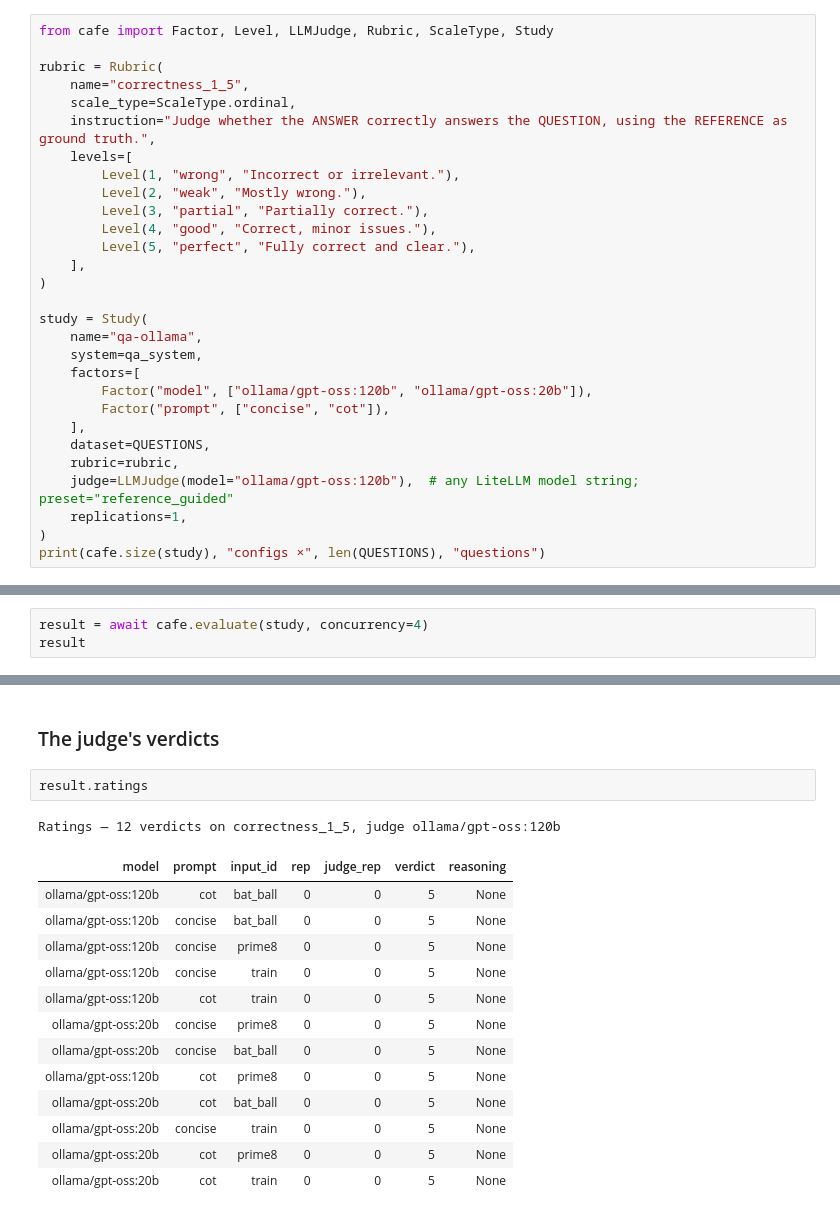
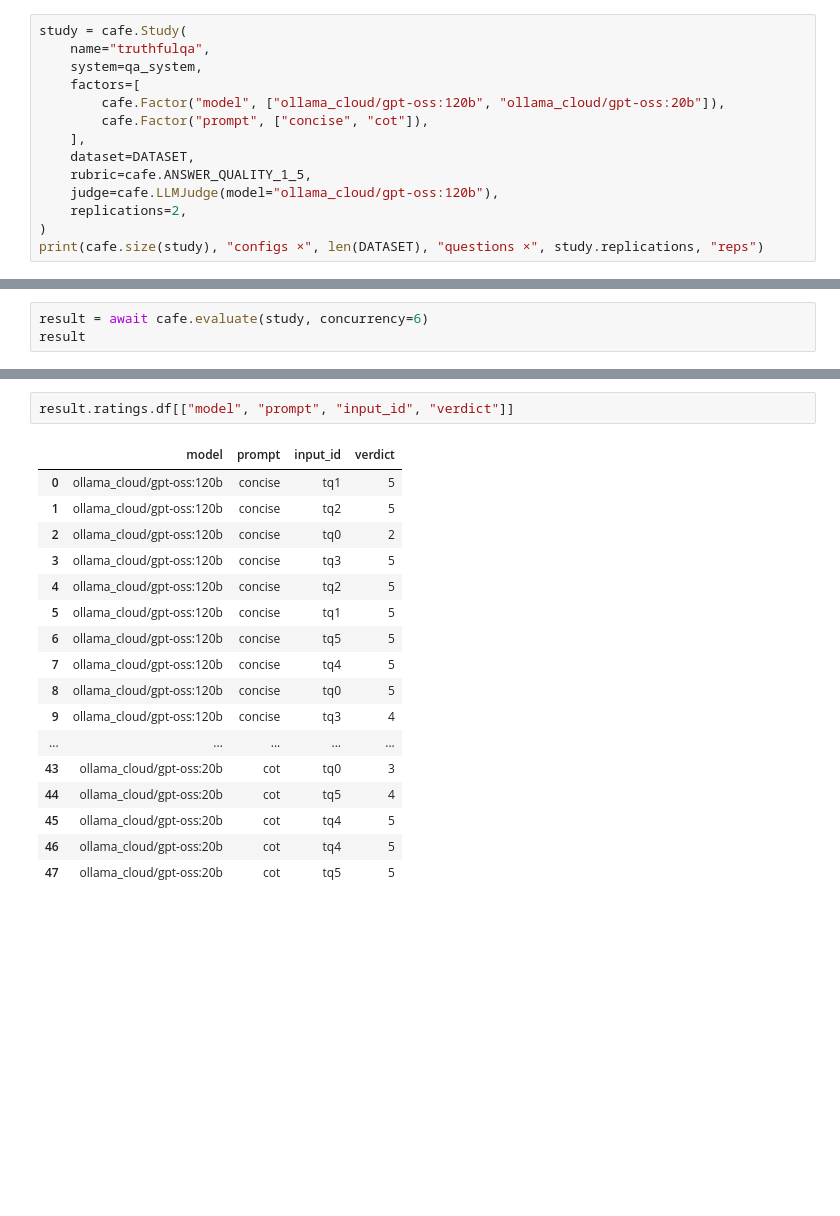
Before and after one commit to fabian-lu/Cafe, a Jupyter notebook: examples/01_quickstart.ipynb, the cells around one changed output, grey strips where cells are left out. Cells and saved outputs as stored; diff of their text form; blank space fills up the shorter version.

Commit message:
LLM judge, 3-layer statistics, LiteLLM backend, datasets; restructure

```diff
--- a/examples/01_quickstart.ipynb
+++ b/examples/01_quickstart.ipynb
@@ -62,30 +62,15 @@ the **judge**.
 # %%
-from cafe import Factor, Level, LLMJudge, Rubric, ScaleType, Study
-
-rubric = Rubric(
-    name="correctness_1_5",
-    scale_type=ScaleType.ordinal,
-    instruction="Judge whether the ANSWER correctly answers the QUESTION, using the REFERENCE as ground truth.",
-    levels=[
-        Level(1, "wrong", "Incorrect or irrelevant."),
-        Level(2, "weak", "Mostly wrong."),
-        Level(3, "partial", "Partially correct."),
-        Level(4, "good", "Correct, minor issues."),
-        Level(5, "perfect", "Fully correct and clear."),
-    ],
-)
-
-study = Study(
-    name="qa-ollama",
+study = cafe.Study(
+    name="truthfulqa",
     system=qa_system,
     factors=[
-        Factor("model", ["ollama/gpt-oss:120b", "ollama/gpt-oss:20b"]),
-        Factor("prompt", ["concise", "cot"]),
+        cafe.Factor("model", ["ollama_cloud/gpt-oss:120b", "ollama_cloud/gpt-oss:20b"]),
+        cafe.Factor("prompt", ["concise", "cot"]),
     ],
-    dataset=QUESTIONS,
-    rubric=rubric,
-    judge=LLMJudge(model="ollama/gpt-oss:120b"),  # any LiteLLM model string; preset="reference_guided"
-    replications=1,
+    dataset=DATASET,
+    rubric=cafe.ANSWER_QUALITY_1_5,
+    judge=cafe.LLMJudge(model="ollama_cloud/gpt-oss:120b"),
+    replications=2,
 )
-print(cafe.size(study), "configs ×", len(QUESTIONS), "questions")
+print(cafe.size(study), "configs ×", len(DATASET), "questions ×", study.replications, "reps")
 # %% [output]
@@ -139,4 +104,4 @@ Generate answers → judge → attribute, with progress bars. (In a notebook use
 # %%
-result = await cafe.evaluate(study, concurrency=4)
+result = await cafe.evaluate(study, concurrency=6)
 result
 # %% [output]
@@ -165,19 +109,20 @@ Results(qa-ollama: 12 answers, 4 configs, 0 errors)
-# %% [markdown]
-### The judge's verdicts
 # %%
-result.ratings
+result.ratings.df[["model", "prompt", "input_id", "verdict"]]
 # %% [output]
-Ratings — 12 verdicts on correctness_1_5, judge ollama/gpt-oss:120b
-| model | prompt | input_id | rep | judge_rep | verdict | reasoning |
-| ollama/gpt-oss:120b | cot | bat_ball | 0 | 0 | 5 | None |
-| ollama/gpt-oss:120b | concise | bat_ball | 0 | 0 | 5 | None |
-| ollama/gpt-oss:120b | concise | prime8 | 0 | 0 | 5 | None |
-| ollama/gpt-oss:120b | concise | train | 0 | 0 | 5 | None |
-| ollama/gpt-oss:120b | cot | train | 0 | 0 | 5 | None |
-| ollama/gpt-oss:20b | concise | prime8 | 0 | 0 | 5 | None |
-| ollama/gpt-oss:20b | concise | bat_ball | 0 | 0 | 5 | None |
-| ollama/gpt-oss:120b | cot | prime8 | 0 | 0 | 5 | None |
-| ollama/gpt-oss:20b | cot | bat_ball | 0 | 0 | 5 | None |
-| ollama/gpt-oss:20b | concise | train | 0 | 0 | 5 | None |
-| ollama/gpt-oss:20b | cot | prime8 | 0 | 0 | 5 | None |
-| ollama/gpt-oss:20b | cot | train | 0 | 0 | 5 | None |
+|  | model | prompt | input_id | verdict |
+| 0 | ollama_cloud/gpt-oss:120b | concise | tq1 | 5 |
+| 1 | ollama_cloud/gpt-oss:120b | concise | tq2 | 5 |
+| 2 | ollama_cloud/gpt-oss:120b | concise | tq0 | 2 |
+| 3 | ollama_cloud/gpt-oss:120b | concise | tq3 | 5 |
+| 4 | ollama_cloud/gpt-oss:120b | concise | tq2 | 5 |
+| 5 | ollama_cloud/gpt-oss:120b | concise | tq1 | 5 |
+| 6 | ollama_cloud/gpt-oss:120b | concise | tq5 | 5 |
+| 7 | ollama_cloud/gpt-oss:120b | concise | tq4 | 5 |
+| 8 | ollama_cloud/gpt-oss:120b | concise | tq0 | 5 |
+| 9 | ollama_cloud/gpt-oss:120b | concise | tq3 | 4 |
+| ... | ... | ... | ... | ... |
+| 43 | ollama_cloud/gpt-oss:20b | cot | tq0 | 3 |
+| 44 | ollama_cloud/gpt-oss:20b | cot | tq5 | 4 |
+| 45 | ollama_cloud/gpt-oss:20b | cot | tq4 | 5 |
+| 46 | ollama_cloud/gpt-oss:20b | cot | tq4 | 5 |
+| 47 | ollama_cloud/gpt-oss:20b | cot | tq5 | 5 |
```
Also changed, not shown: parts of 22 cells of this notebook, 19 other files.
